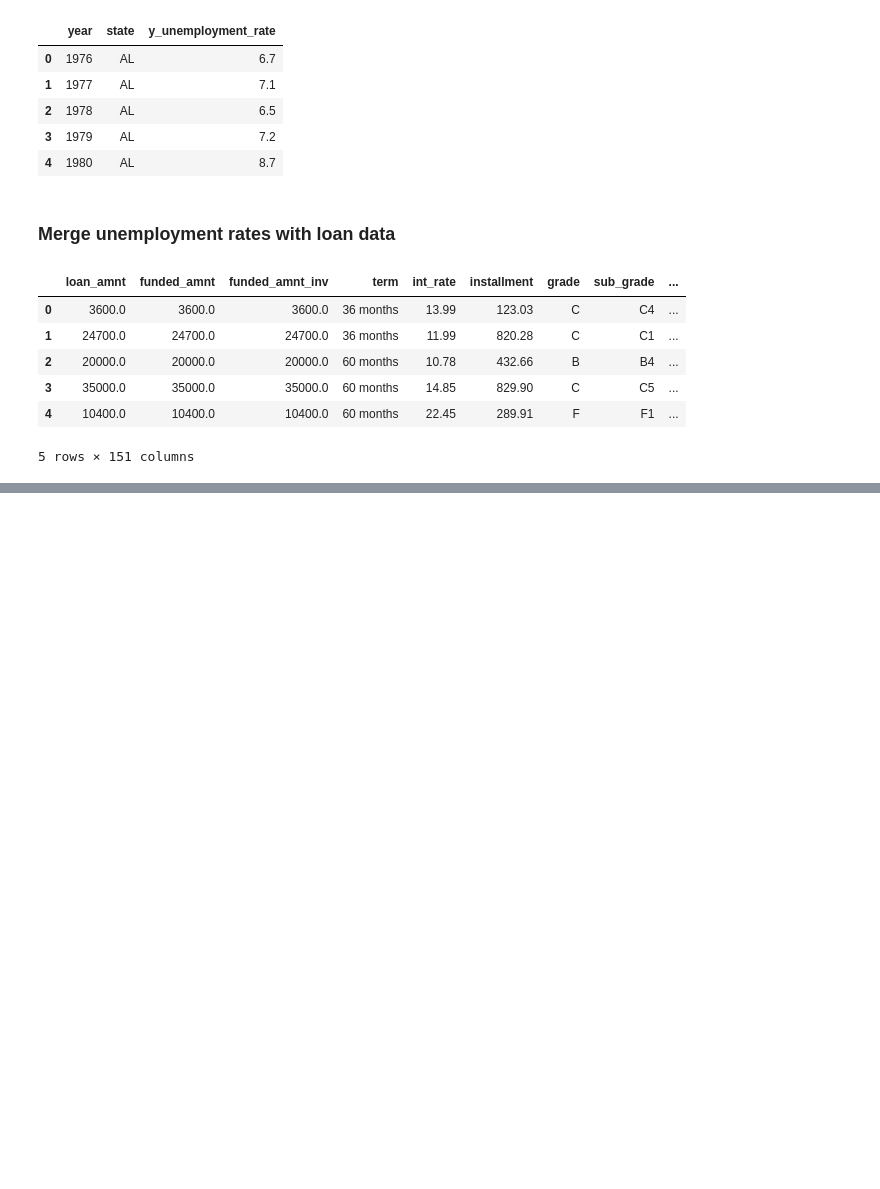
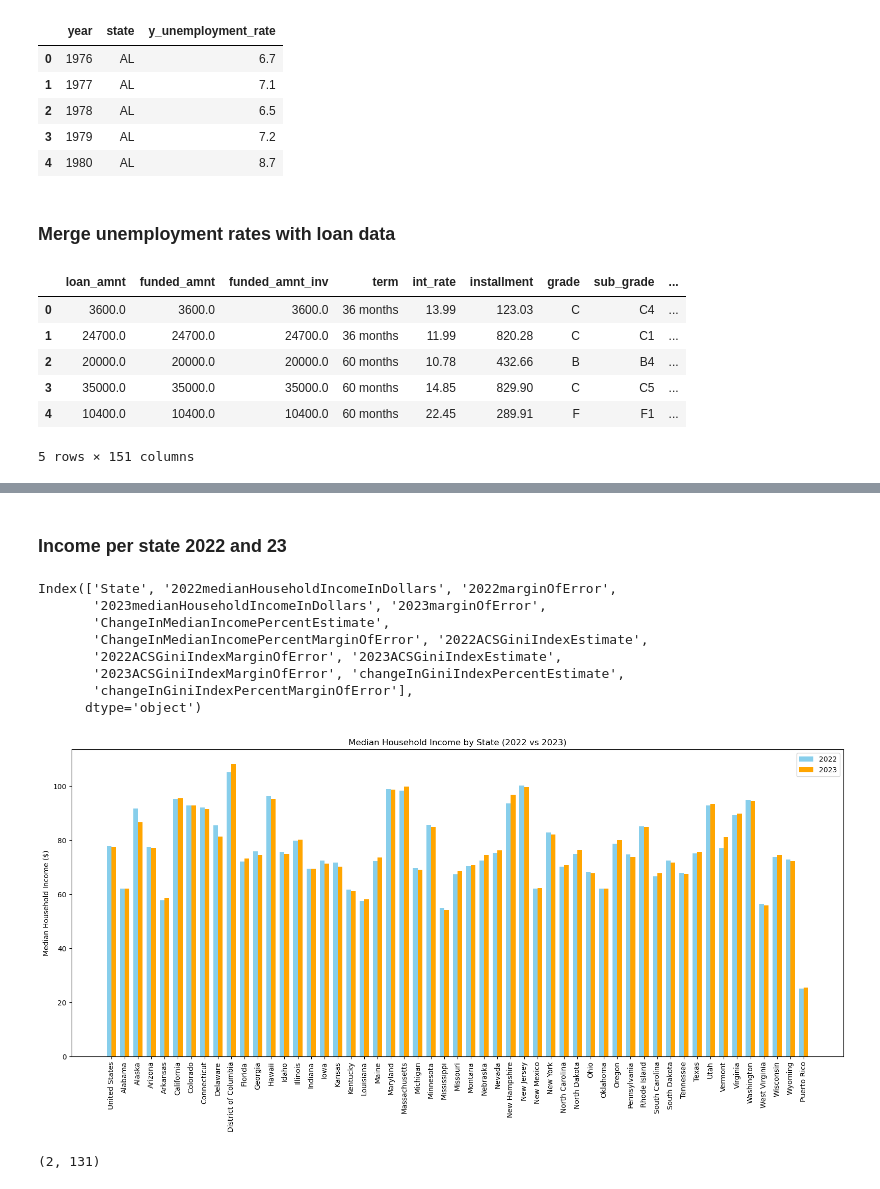
Before and after one commit to DanielAndCada/Borrower-Risk-Profiling, a Jupyter notebook: data-preprocessing.ipynb, the cells around one changed output, grey strips where cells are left out. Drawn from its saved outputs; the diff is of its cells as text; code cells hidden in the pictures; blank space fills up the shorter version.

```diff
--- a/data-preprocessing.ipynb
+++ b/data-preprocessing.ipynb
@@ -146,0 +194,56 @@ NameError: name 'data' is not defined
+# %% [markdown]
+### Income per state 2022 and 23
+# %%
+import pandas as pd
+import matplotlib.pyplot as plt
+import numpy as np
+
+# Read CSV and clean headers
+df = pd.read_csv("medianHousholdIncomePast12Months2022and23.csv")
+df.columns = df.columns.str.strip()  # remove whitespace
+df.columns = df.columns.str.replace("*", "", regex=False)  # remove stray asterisks/dashes
+
+print(df.columns)  # 👈 check actual column names
+
+# Extract data
+states = df["State"].tolist()
+income_2022 = df["2022medianHouseholdIncomeInDollars"].tolist()
+income_2023 = df["2023medianHouseholdIncomeInDollars"].tolist()
+
+# X positions
+x = np.arange(len(states))
+width = 0.35  # wider bars since just 2 per group
+
+# Plot
+fig, ax = plt.subplots(figsize=(16, 8))
+
+ax.bar(x - width/2, income_2022, width, label="2022", color="skyblue")
+ax.bar(x + width/2, income_2023, width, label="2023", color="orange")
+
+# Labels and formatting
+ax.set_ylabel("Median Household Income ($)")
+ax.set_title("Median Household Income by State (2022 vs 2023)")
+ax.set_xticks(x)
+ax.set_xticklabels(states, rotation=90)  # rotate to fit all states
+ax.legend()
+
+plt.tight_layout()
+plt.show()
+# %% [output]
+Index(['State', '2022medianHouseholdIncomeInDollars', '2022marginOfError',
+       '2023medianHouseholdIncomeInDollars', '2023marginOfError',
+       'ChangeInMedianIncomePercentEstimate',
+       'ChangeInMedianIncomePercentMarginOfError', '2022ACSGiniIndexEstimate',
+       '2022ACSGiniIndexMarginOfError', '2023ACSGiniIndexEstimate',
+       '2023ACSGiniIndexMarginOfError', 'changeInGiniIndexPercentEstimate',
+       'changeInGiniIndexPercentMarginOfError'],
+      dtype='object')
+[figure, added]
+# %%
+dfMetadata = pd.read_csv("incomeUSPerYear/ACSST1Y2010.S1901-Column-Metadata.csv")
+dfData = pd.read_csv("incomeUSPerYear/ACSST1Y2010.S1901-Data.csv")
+
+#dfMetadata.shape
+dfData.shape
+# %% [output]
+(2, 131)
```
Also changed, not shown: parts of 10 cells of this notebook, 43 other files.
